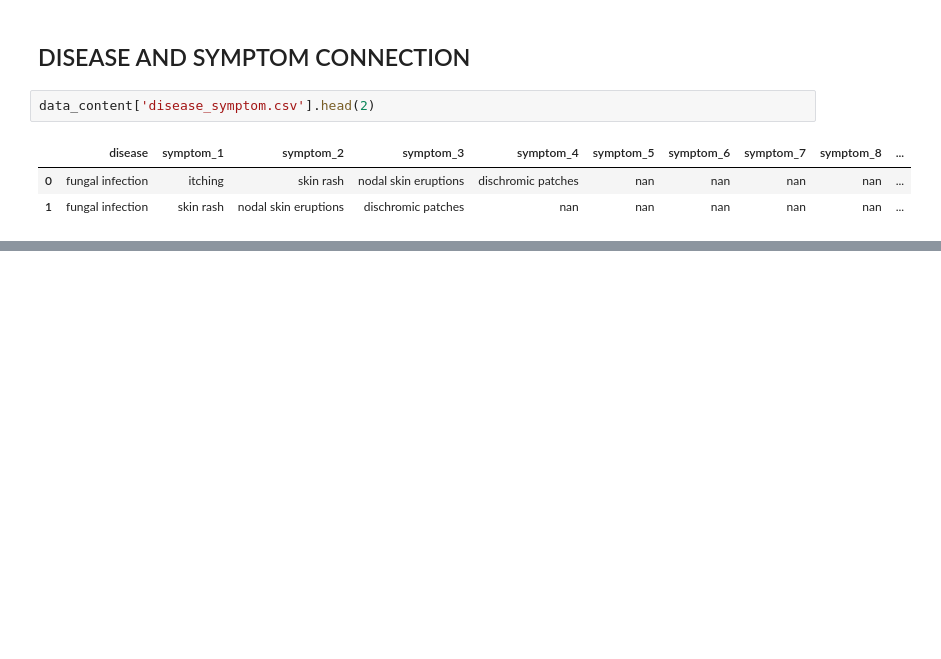
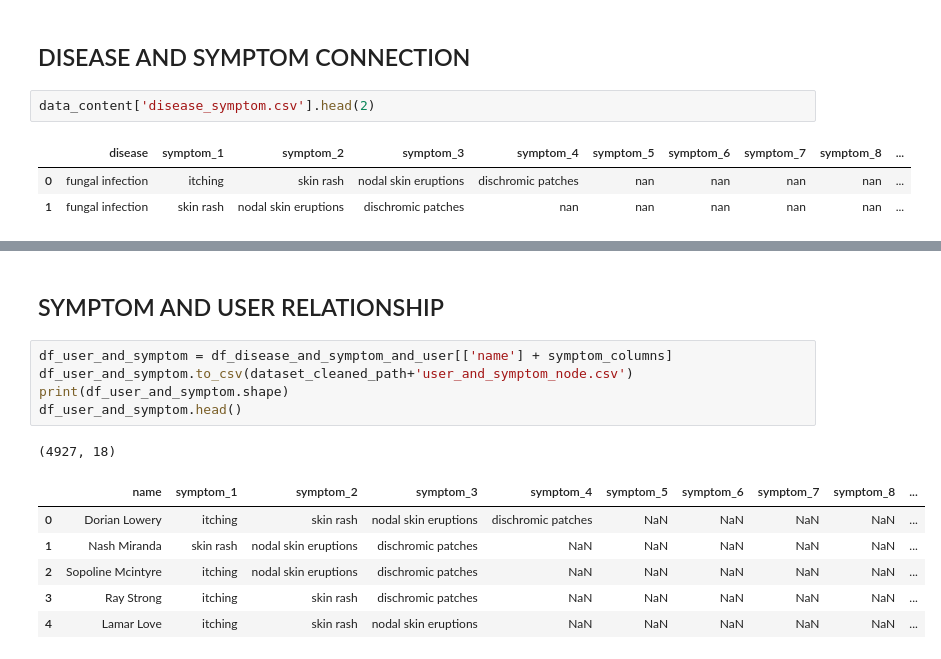
Before and after one commit to RodrigoRenatoPomaLudena/disease_complex_networks_neo4j, a Jupyter notebook: clean_dataset.ipynb, the cells around one changed output, grey strips where cells are left out. Cells and saved outputs as stored; diff of their text form; blank space fills up the shorter version.

```diff
--- a/clean_dataset.ipynb
+++ b/clean_dataset.ipynb
@@ -133,0 +188,15 @@ NameError: name 'data_content' is not defined
+# %% [markdown]
+## SYMPTOM AND USER RELATIONSHIP
+# %%
+df_user_and_symptom = df_disease_and_symptom_and_user[['name'] + symptom_columns]
+df_user_and_symptom.to_csv(dataset_cleaned_path+'user_and_symptom_node.csv')
+print(df_user_and_symptom.shape)
+df_user_and_symptom.head()
+# %% [output]
+(4927, 18)
+|  | name | symptom_1 | symptom_2 | symptom_3 | symptom_4 | symptom_5 | symptom_6 | symptom_7 | symptom_8 | ... |
+| 0 | Dorian Lowery | itching | skin rash | nodal skin eruptions | dischromic patches | NaN | NaN | NaN | NaN | ... |
+| 1 | Nash Miranda | skin rash | nodal skin eruptions | dischromic patches | NaN | NaN | NaN | NaN | NaN | ... |
+| 2 | Sopoline Mcintyre | itching | nodal skin eruptions | dischromic patches | NaN | NaN | NaN | NaN | NaN | ... |
+| 3 | Ray Strong | itching | skin rash | dischromic patches | NaN | NaN | NaN | NaN | NaN | ... |
+| 4 | Lamar Love | itching | skin rash | nodal skin eruptions | NaN | NaN | NaN | NaN | NaN | ... |
```
Also changed, not shown: parts of 10 cells of this notebook, 2 other files.
